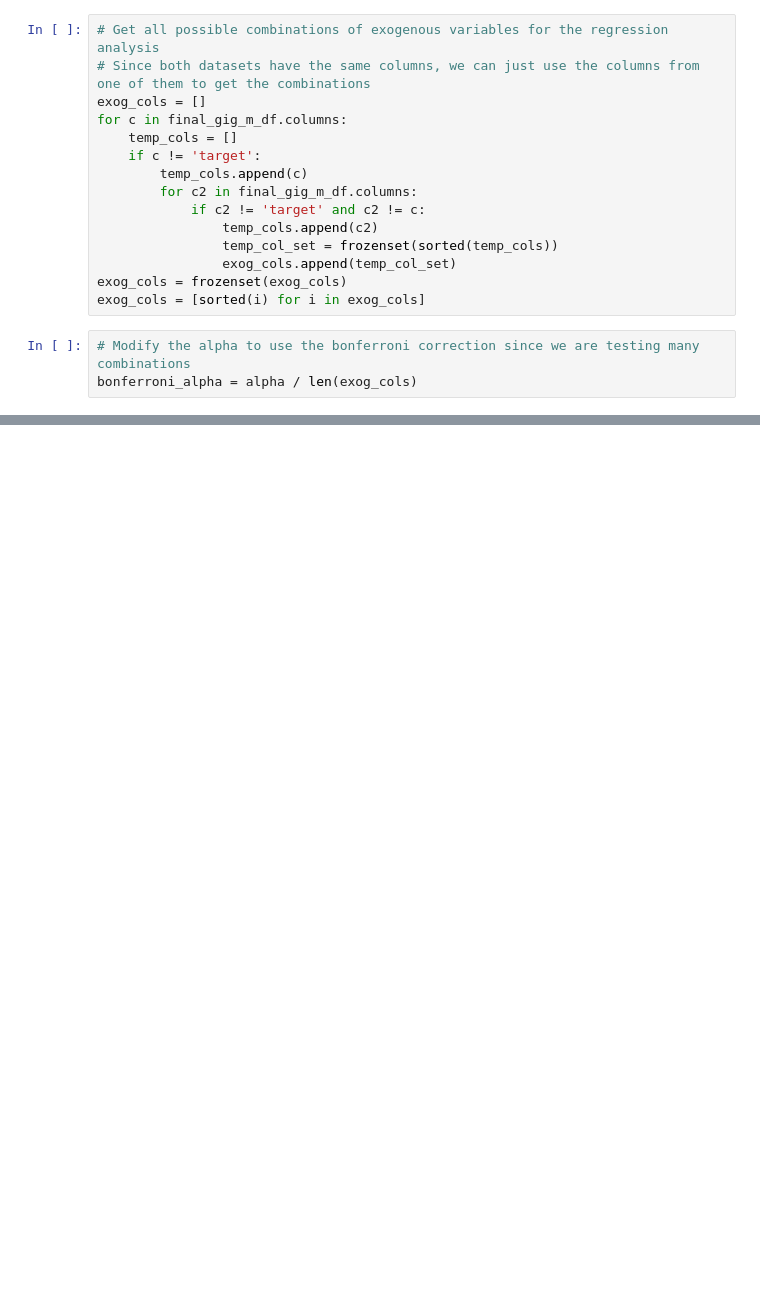
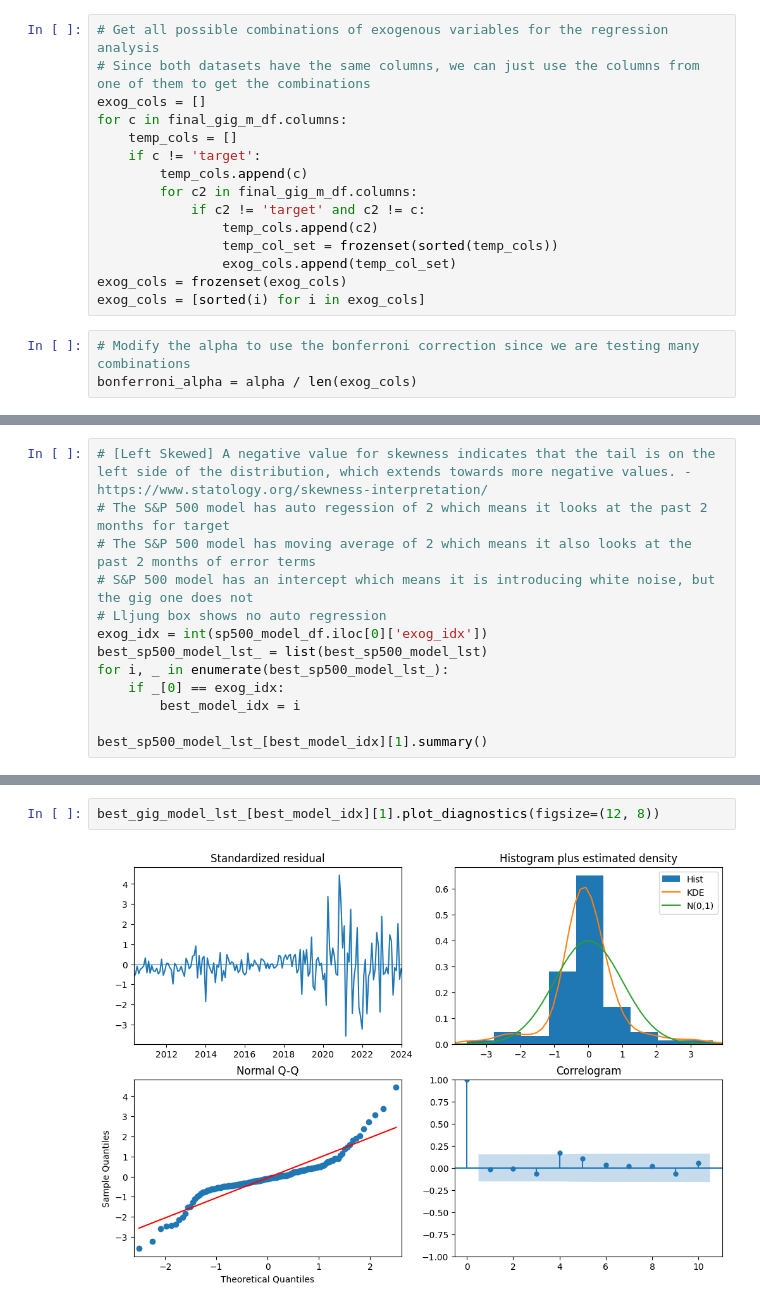
Before and after one commit to milleau98/2026-gig-data-analysis, a Jupyter notebook: notebooks/data-analyses/regression_analysis.ipynb, the cells around one changed output, grey strips where cells are left out. Cells and saved outputs as stored; diff of their text form; blank space fills up the shorter version.

```diff
--- a/notebooks/data-analyses/regression_analysis.ipynb
+++ b/notebooks/data-analyses/regression_analysis.ipynb
@@ -111,0 +569,13 @@ for exog_col in exog_cols:
+# %%
+# [Left Skewed] A negative value for skewness indicates that the tail is on the left side of the distribution, which extends towards more negative values. - https://www.statology.org/skewness-interpretation/
+# The S&P 500 model has auto regession of 2 which means it looks at the past 2 months for target
+# The S&P 500 model has moving average of 2 which means it also looks at the past 2 months of error terms
+# S&P 500 model has an intercept which means it is introducing white noise, but the gig one does not
+# Lljung box shows no auto regression
+exog_idx = int(sp500_model_df.iloc[0]['exog_idx'])
+best_sp500_model_lst_ = list(best_sp500_model_lst)
+for i, _ in enumerate(best_sp500_model_lst_):
+    if _[0] == exog_idx:
+        best_model_idx = i
+
+best_sp500_model_lst_[best_model_idx][1].summary()
@@ -111,0 +672,4 @@ for exog_col in exog_cols:
+# %%
+best_gig_model_lst_[best_model_idx][1].plot_diagnostics(figsize=(12, 8))
+# %% [output]
+[figure, added]
```
Also changed, not shown: parts of 34 cells of this notebook, 10 other files.
